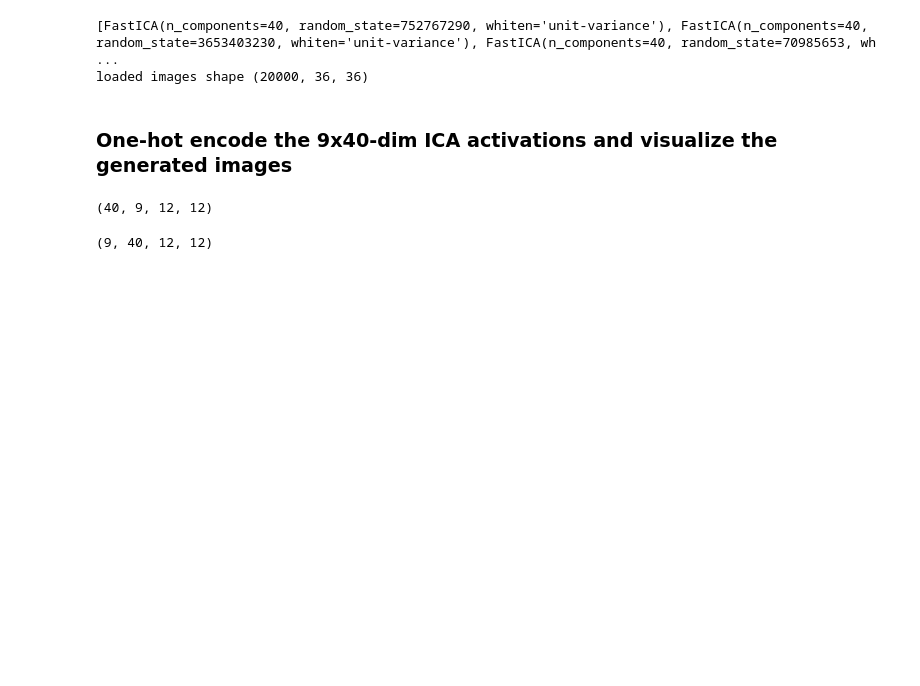
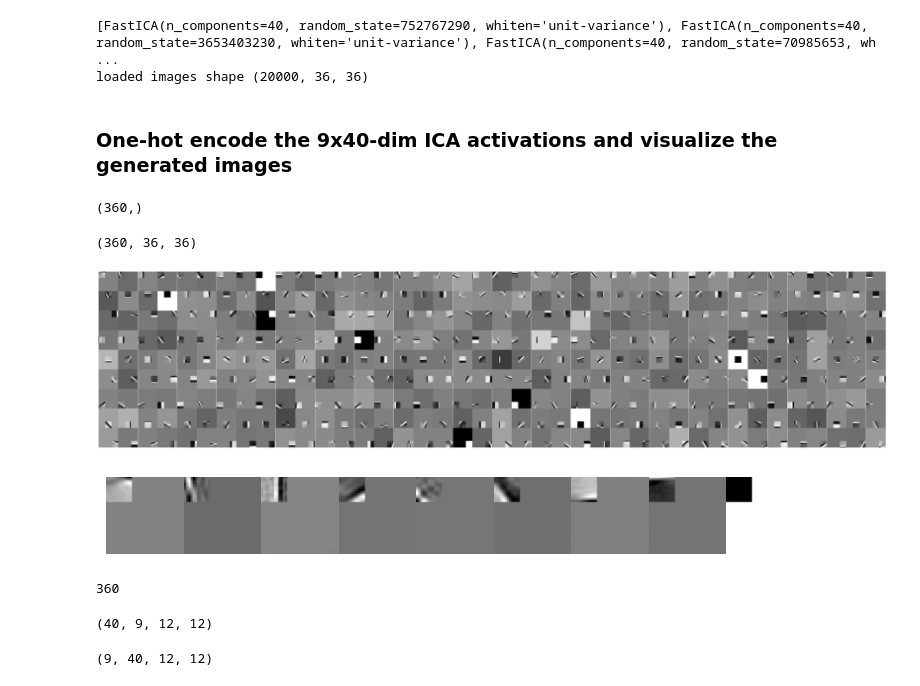
Before and after one commit to suhasshrinivasan/probabilistic-center-surround, a Jupyter notebook: natimg_model/visualizing_panelling.ipynb, the cells around one changed output. Drawn from its saved outputs; the diff is of its cells as text; code cells hidden in the pictures; blank space fills up the shorter version.

```diff
--- a/natimg_model/visualizing_panelling.ipynb
+++ b/natimg_model/visualizing_panelling.ipynb
@@ -31,3 +31,8 @@ n_components = model.components_.shape[0]
 loaded images shape (20000, 36, 36)
 # %% [markdown]
 ### One-hot encode the 9x40-dim ICA activations and visualize the generated images
+# %%
+one_hot_activation = np.zeros((len(model_list) * n_components))
+print(one_hot_activation.shape)
+# %% [output]
+(360,)
@@ -34,2 +54,27 @@ loaded images shape (20000, 36, 36)
+# %%
+print(all_images.shape)
+# %% [output]
+(360, 36, 36)
+# %%
+fig, axs = plt.subplots(nrows=9, ncols=40, figsize=(40, 9))
+for idx, ax in enumerate(axs.flatten()):
+    ax.imshow(all_images[idx], cmap="gray")
+    ax.axis("off")
+plt.subplots_adjust(wspace=0, hspace=0)
+# plt.tight_layout()
+# %% [output]
+[figure, added]
+# %%
+fig, axs = plt.subplots(nrows=1, ncols=9, figsize=(9, 18))
+for idx, ax in enumerate(axs.flatten()):
+    ax.imshow(all_images[idx], cmap="gray")
+    ax.axis("off")
+plt.subplots_adjust(wspace=0, hspace=0)
+# %% [output]
+[figure, added]
+# %%
+len(model_list) * n_components
+# %% [output]
+360
 # %%
 all_images = []
```
Also changed, not shown: parts of 3 cells of this notebook.
